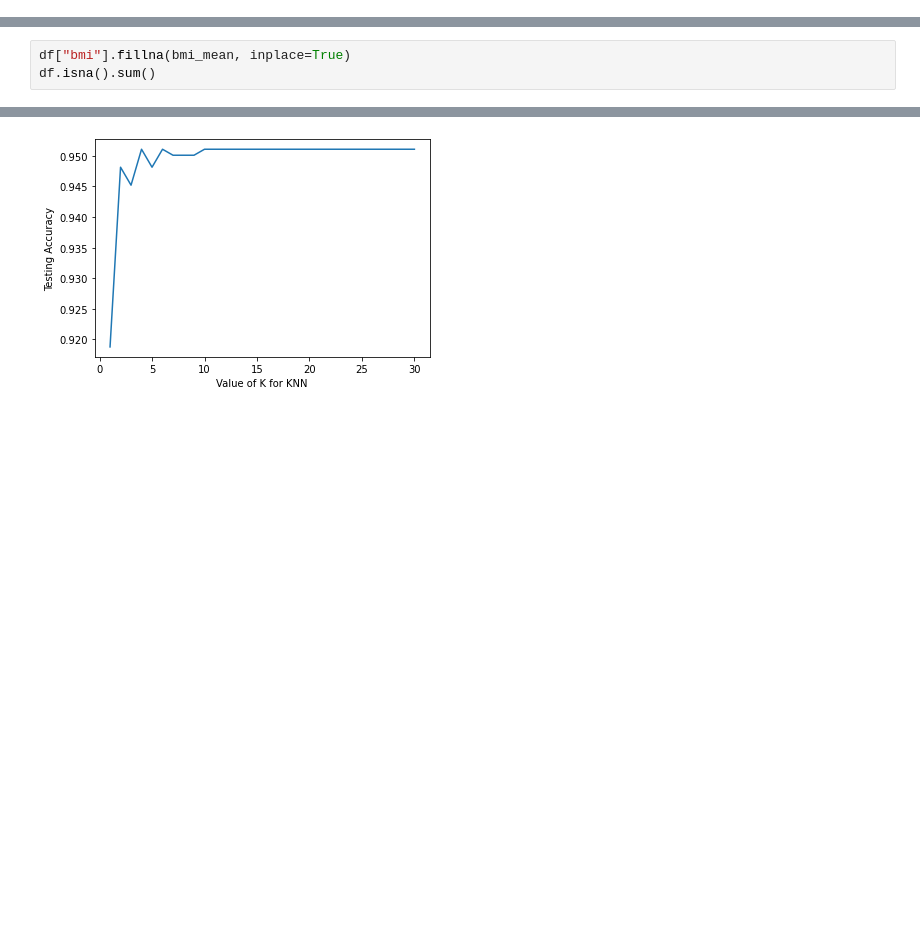
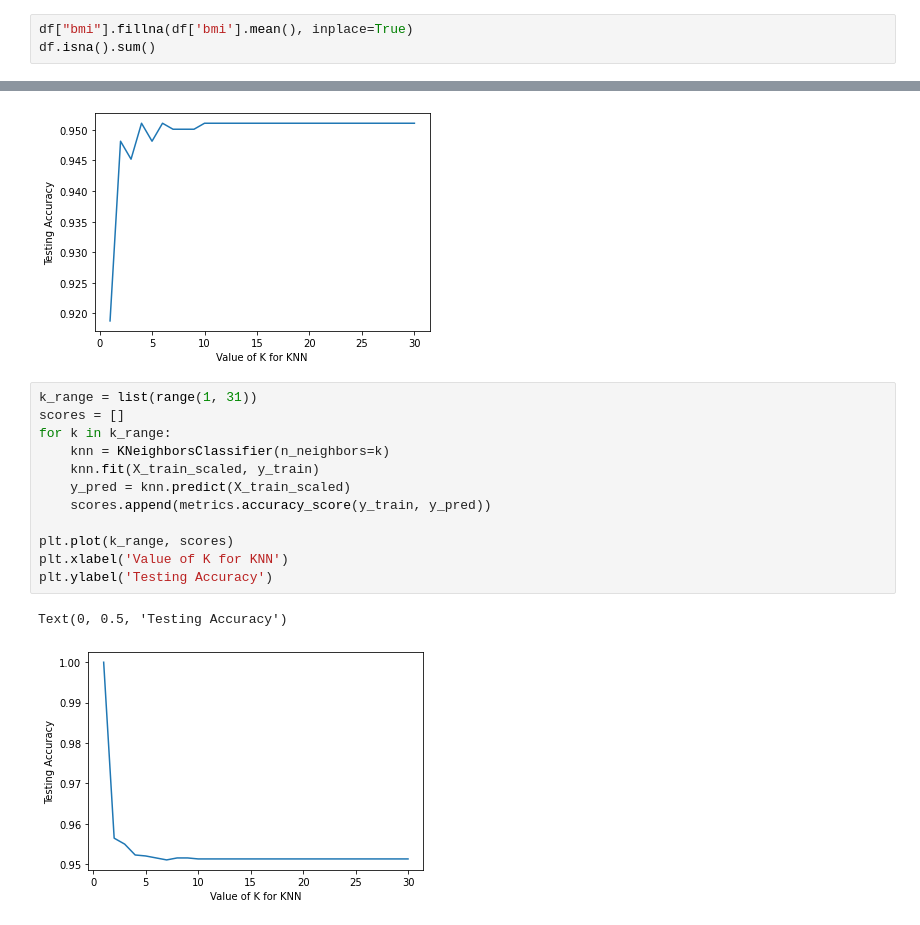
Before and after one commit to A-Sarayut/ML, a Jupyter notebook: Stroke_Prediction_assignment.ipynb, the cells around one changed output, grey strips where cells are left out. Saved outputs shown, nothing was run; the diff lists cells and outputs as text; blank space fills up the shorter version.

```diff
--- a/Stroke_Prediction_assignment.ipynb
+++ b/Stroke_Prediction_assignment.ipynb
@@ -80,3 +66,6 @@ bmi                  201
 smoking_status         0
 stroke                 0
 dtype: int64
+# %%
+df["bmi"].fillna(df['bmi'].mean(), inplace=True)
+df.isna().sum()
@@ -247,3 +244,0 @@ bmi_mean
-# %%
-df["bmi"].fillna(bmi_mean, inplace=True)
-df.isna().sum()
@@ -616,3 +597,18 @@ plt.ylabel('Testing Accuracy')
 # %% [output]
 Text(0, 0.5, 'Testing Accuracy')
 [figure]
+# %%
+k_range = list(range(1, 31))
+scores = []
+for k in k_range:
+    knn = KNeighborsClassifier(n_neighbors=k)
+    knn.fit(X_train_scaled, y_train)
+    y_pred = knn.predict(X_train_scaled)
+    scores.append(metrics.accuracy_score(y_train, y_pred))
+
+plt.plot(k_range, scores)
+plt.xlabel('Value of K for KNN')
+plt.ylabel('Testing Accuracy')
+# %% [output]
+Text(0, 0.5, 'Testing Accuracy')
+[figure, added]
```
Also changed, not shown: parts of 19 cells of this notebook.
